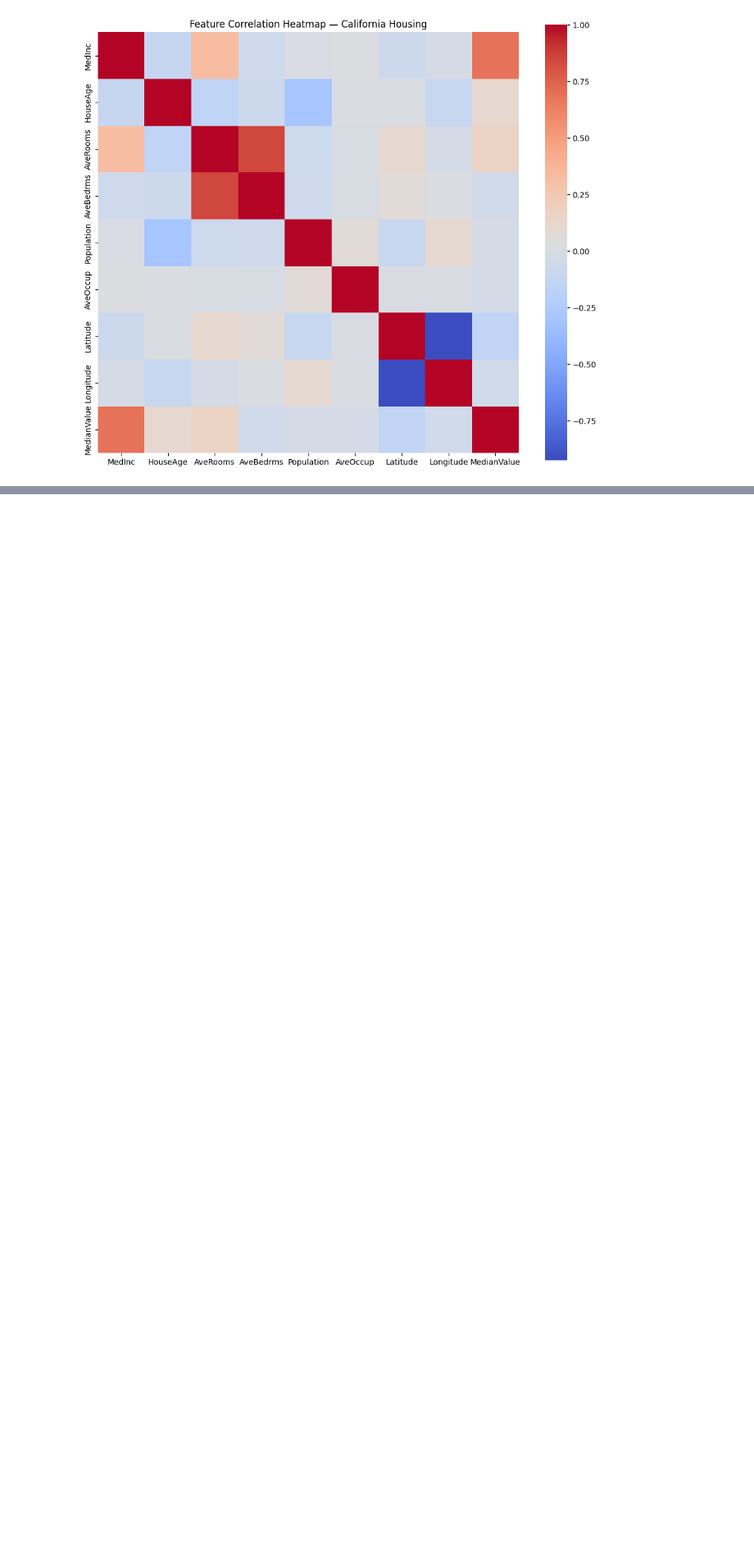
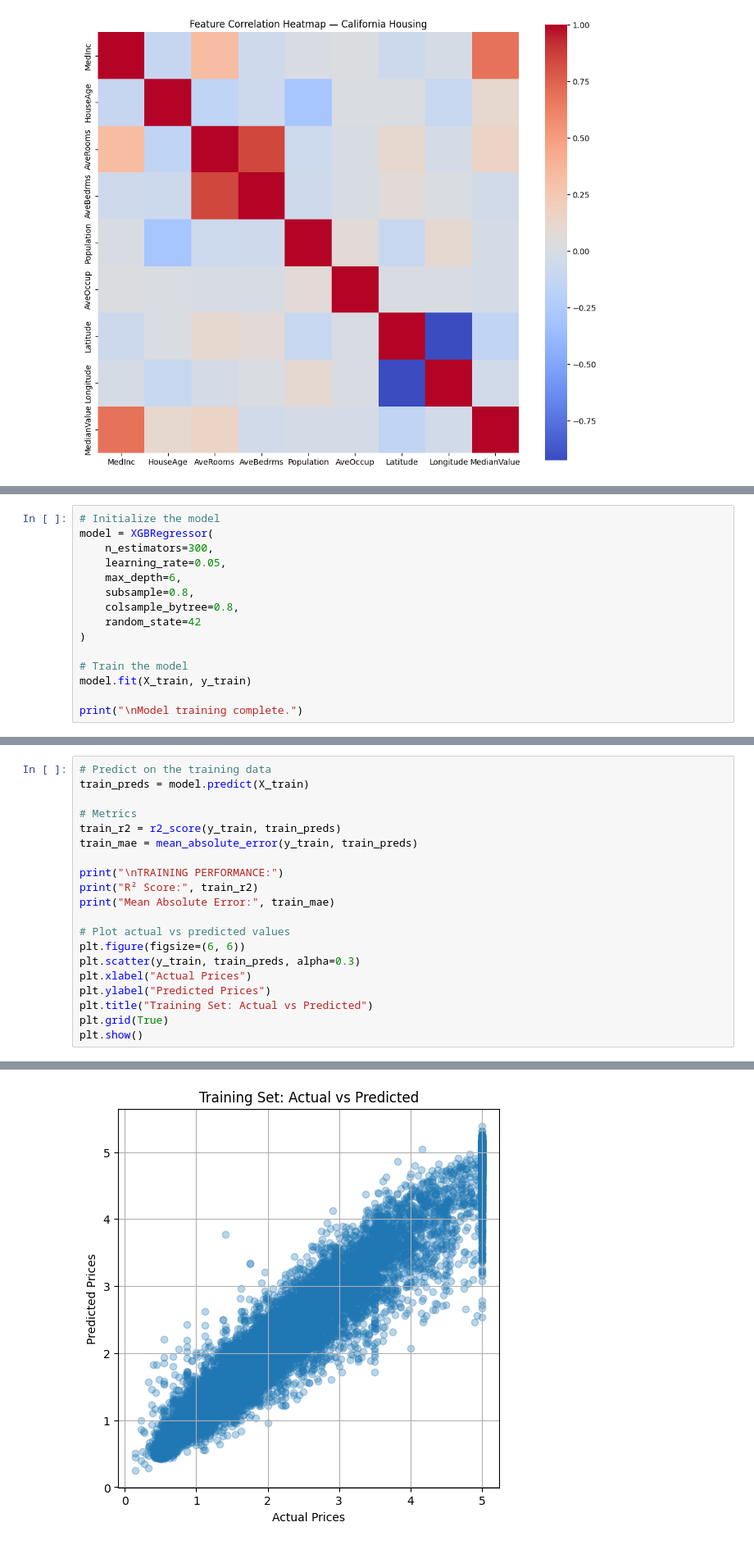
Before and after one commit to francisparwez/housing-model-using-regression, a Jupyter notebook: housing-regression.ipynb, the cells around one changed output, grey strips where cells are left out. Shown at 82% size. Drawn from its saved outputs; the diff is of its cells as text; blank space fills up the shorter version.

Commit message:
Task 2 - Train/Test Split Completed, XGBoost Trained & Evaluated

```diff
--- a/housing-regression.ipynb
+++ b/housing-regression.ipynb
@@ -91,0 +135,15 @@ Descriptive statistics:
+# %%
+# Initialize the model
+model = XGBRegressor(
+    n_estimators=300,
+    learning_rate=0.05,
+    max_depth=6,
+    subsample=0.8,
+    colsample_bytree=0.8,
+    random_state=42
+)
+
+# Train the model
+model.fit(X_train, y_train)
+
+print("\nModel training complete.")
@@ -91,0 +154,21 @@ Descriptive statistics:
+# %%
+# Predict on the training data
+train_preds = model.predict(X_train)
+
+# Metrics
+train_r2 = r2_score(y_train, train_preds)
+train_mae = mean_absolute_error(y_train, train_preds)
+
+print("\nTRAINING PERFORMANCE:")
+print("R² Score:", train_r2)
+print("Mean Absolute Error:", train_mae)
+
+# Plot actual vs predicted values
+plt.figure(figsize=(6, 6))
+plt.scatter(y_train, train_preds, alpha=0.3)
+plt.xlabel("Actual Prices")
+plt.ylabel("Predicted Prices")
+plt.title("Training Set: Actual vs Predicted")
+plt.grid(True)
+plt.show()
+# %% [output]
@@ -91,0 +178 @@ Descriptive statistics:
+[figure, added]
```
Also changed, not shown: parts of 8 cells of this notebook.
